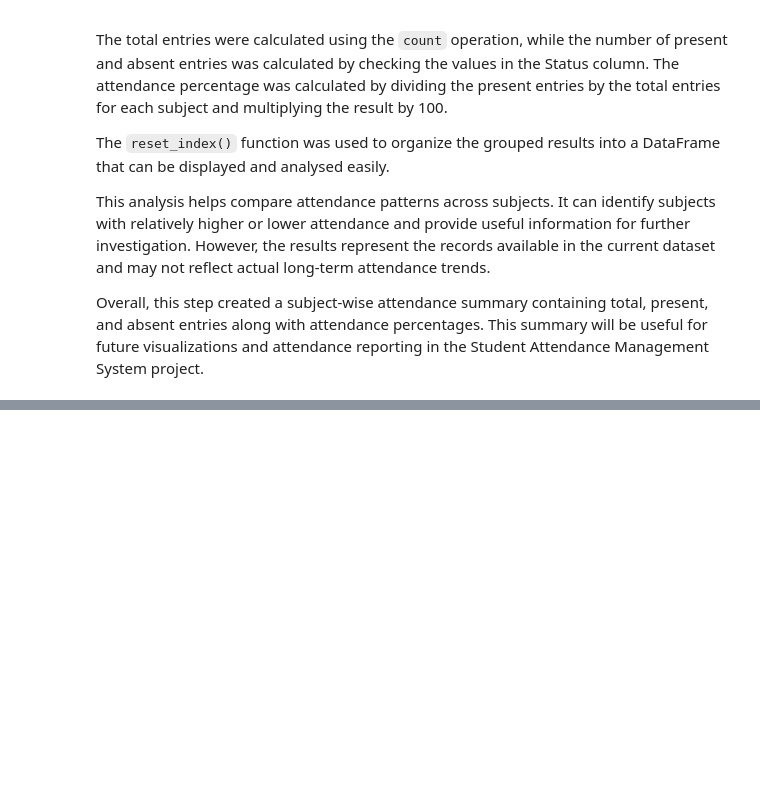
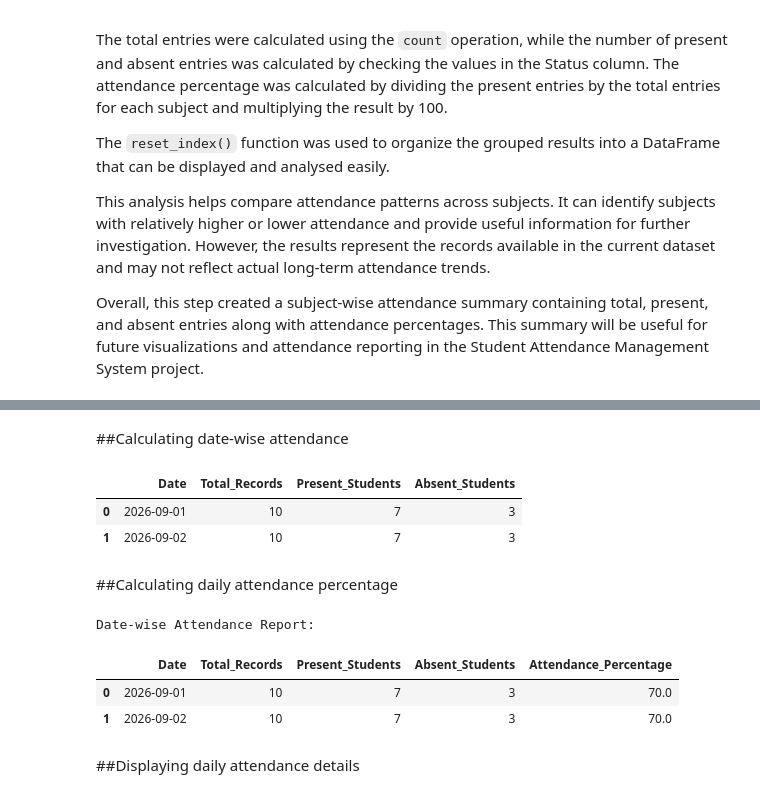
Before and after one commit to puja-200627/YBI_INTERNSHIP_PROJECTS, a Jupyter notebook: STUDENT_ATTENDANCE_MANAGEMENT_SYSTEM.ipynb, the cells around one changed output, grey strips where cells are left out. Saved outputs shown, nothing was run; the diff lists cells and outputs as text; code cells hidden in the pictures; blank space fills up the shorter version.

Commit message:
Day 20: Performed date-wise attendance analysis in Python

```diff
--- a/STUDENT_ATTENDANCE_MANAGEMENT_SYSTEM.ipynb
+++ b/STUDENT_ATTENDANCE_MANAGEMENT_SYSTEM.ipynb
@@ -1926,0 +1933,64 @@ Overall, this step created a subject-wise attendance summary containing total, p
+# %% [markdown]
+##Calculating date-wise attendance
+# %%
+import pandas as pd
+attendance_data = {
+    "Student_ID": [
+        101, 102, 103, 104, 105,
+        106, 107, 108, 109, 110,
+        101, 102, 103, 104, 105,
+        106, 107, 108, 109, 110
+    ],
+
+    "Date": [
+        "2026-09-01", "2026-09-01", "2026-09-01", "2026-09-01", "2026-09-01",
+        "2026-09-01", "2026-09-01", "2026-09-01", "2026-09-01", "2026-09-01",
+        "2026-09-02", "2026-09-02", "2026-09-02", "2026-09-02", "2026-09-02",
+        "2026-09-02", "2026-09-02", "2026-09-02", "2026-09-02", "2026-09-02"
+    ],
+
+    "Subject": [
+        "Python", "Python", "Python", "Python", "Python",
+        "Python", "Python", "Python", "Python", "Python",
+        "DBMS", "DBMS", "DBMS", "DBMS", "DBMS",
+        "DBMS", "DBMS", "DBMS", "DBMS", "DBMS"
+    ],
+
+    "Status": [
+        "Present", "Present", "Absent", "Present", "Present",
+        "Absent", "Present", "Present", "Absent", "Present",
+        "Present", "Absent", "Present", "Present", "Absent",
+        "Present", "Present", "Absent", "Present", "Present"
+    ]
+}
+
+attendance = pd.DataFrame(attendance_data)
+date_summary = attendance.groupby("Date").agg(
+    Total_Records=("Status", "count"),
+    Present_Students=("Status", lambda x: (x == "Present").sum()),
+    Absent_Students=("Status", lambda x: (x == "Absent").sum())
+).reset_index()
+
+display(date_summary)
+# %% [output]
+|  | Date | Total_Records | Present_Students | Absent_Students |
+| 0 | 2026-09-01 | 10 | 7 | 3 |
+| 1 | 2026-09-02 | 10 | 7 | 3 |
+# %% [markdown]
+##Calculating daily attendance percentage
+# %%
+date_summary["Attendance_Percentage"] = (
+    date_summary["Present_Students"]
+    / date_summary["Total_Records"]
+    * 100
+).round(2)
+
+print("Date-wise Attendance Report:")
+display(date_summary)
+# %% [output]
+Date-wise Attendance Report:
+|  | Date | Total_Records | Present_Students | Absent_Students | Attendance_Percentage |
+| 0 | 2026-09-01 | 10 | 7 | 3 | 70.0 |
+| 1 | 2026-09-02 | 10 | 7 | 3 | 70.0 |
+# %% [markdown]
+##Displaying daily attendance details
```
Also changed, not shown: parts of 3 cells of this notebook.
